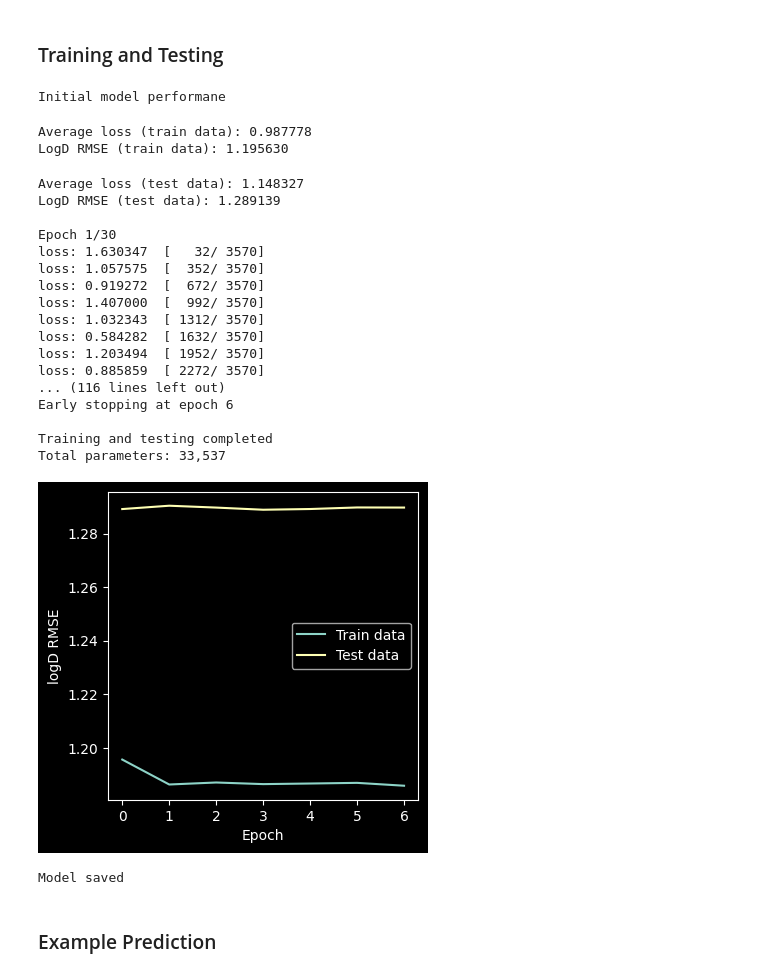
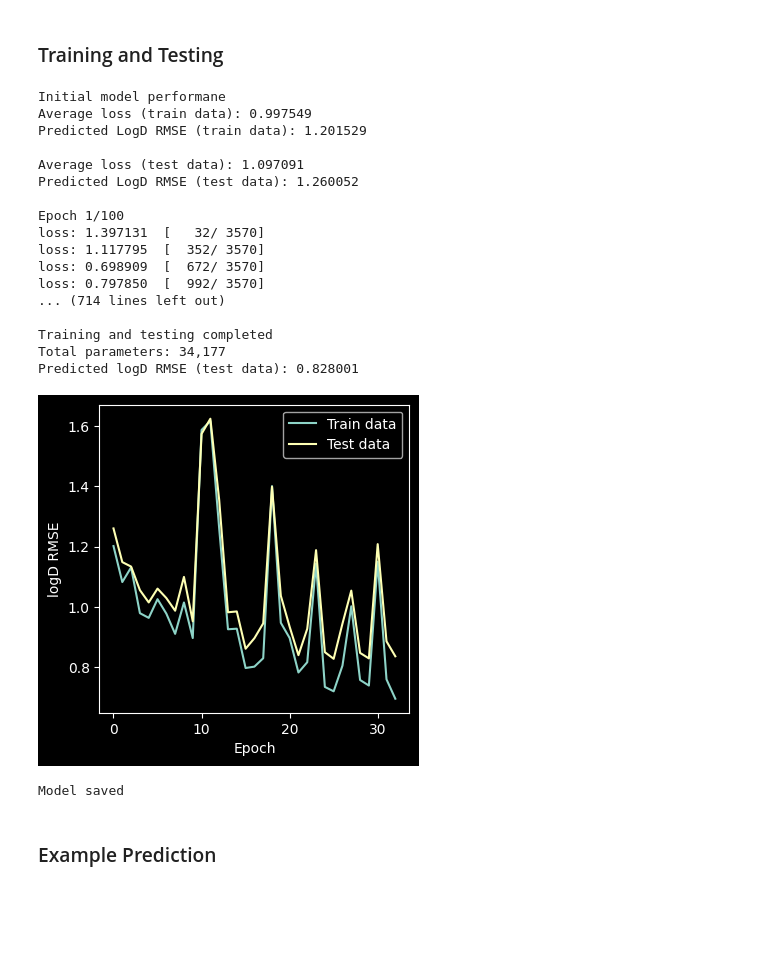
Before and after one commit to Pentaphone/nn_tests, a Jupyter notebook: nn_test2/nn_test2.ipynb, the cells around one changed output. Drawn from its saved outputs; the diff is of its cells as text; code cells hidden in the pictures; blank space fills up the shorter version.

Commit message:
improve early stopping for higher patience, trained model

```diff
--- a/nn_test2/nn_test2.ipynb
+++ b/nn_test2/nn_test2.ipynb
@@ -42,6 +42,6 @@ weights_path = "/content/model_weights.pth" # for loading and saving
 batch_size = 32
 learning_rate = 1e-3
 weight_decay = 1e-3
-patience = 3
-limit = 30
+patience = 7
+limit = 100
 # %% [output]
@@ -146,8 +147,11 @@ class GraphNeuralNetwork(nn.Module):
     super(GraphNeuralNetwork, self).__init__()
 
     self.conv1 = GCNConv(5, 64)
+    self.bn1 = nn.BatchNorm1d(64)
     self.conv2 = GCNConv(64, 128)
+    self.bn2 = nn.BatchNorm1d(128)
     self.conv3 = GCNConv(128, 128)
+    self.bn3 = nn.BatchNorm1d(128)
 
     self.pool = global_mean_pool
 
@@ -160,10 +164,13 @@ class GraphNeuralNetwork(nn.Module):
 
   def forward(self, x, edge_index, batch):
     x = self.conv1(x, edge_index)
+    x = self.bn1(x)
     x = torch.relu(x)
     x = self.conv2(x, edge_index)
+    x = self.bn2(x)
     x = torch.relu(x)
     x = self.conv3(x, edge_index)
+    x = self.bn3(x)
     x = torch.relu(x)
     x = self.pool(x, batch)
     x = self.linear(x)
@@ -189,14 +196,14 @@ if LOAD_WEIGHTS:
 loss_fn = nn.MSELoss()
 optimizer = torch.optim.AdamW(model.parameters(), lr=learning_rate, weight_decay=weight_decay)
 
-scheduler = torch.optim.lr_scheduler.ReduceLROnPlateau(optimizer)
+lr_scheduler = torch.optim.lr_scheduler.ReduceLROnPlateau(optimizer)
 
 def train(model, data_loader, loss_fn, optimizer):
   model.train()
   for i, (batch_data, target) in enumerate(data_loader):
     optimizer.zero_grad()
     output = model(batch_data.x, batch_data.edge_index, batch_data.batch)
-    loss = loss_fn(output, target)
+    loss = loss_fn(output, target.unsqueeze(1))
     loss.backward()
     optimizer.step()
 
@@ -213,13 +220,13 @@ def evaluate(model, data_loader, loss_fn, dataset_name=""):
   with torch.no_grad():
     for i, (batch_data, target) in enumerate(data_loader):
       output = model(batch_data.x, batch_data.edge_index, batch_data.batch)
-      total_loss += loss_fn(output, target).item()
+      total_loss += loss_fn(output, target.unsqueeze(1)).item()
 
   avg_loss = total_loss / len(data_loader)
   print(f"Average loss ({dataset_name}): {avg_loss:>8f}")
 
-  logd_rmse = avg_loss**0.5 * dataset.std
-  print(f"LogD RMSE ({dataset_name}): {logd_rmse:>8f}\n")
+  pred_logd_rmse = avg_loss**0.5 * dataset.std
+  print(f"Predicted LogD RMSE ({dataset_name}): {pred_logd_rmse:>8f}\n")
 
   return avg_loss
 
@@ -239,6 +246,7 @@ def train_model(
   train_losses = []
   test_losses = []
   best_test_loss = float("inf")
+  best_epoch = 0
   epochs_without_improvement = 0
 
   print("Initial model performane")
@@ -250,13 +258,19 @@ def train_model(
   for epoch in range(limit):
     print(f"Epoch {epoch + 1}/{limit}")
     train(model, train_loader, loss_fn, optimizer)
+
+    print("Evaluating")
     train_loss = evaluate(model, train_loader, loss_fn, dataset_name="train data")
     train_losses.append(train_loss)
     test_loss = evaluate(model, test_loader, loss_fn, dataset_name="test data")
     test_losses.append(test_loss)
 
+    lr_scheduler.step(test_loss)
+
     if test_loss < best_test_loss:
+      torch.save(model.state_dict(), "best_model_weights.pth")
       best_test_loss = test_loss
+      best_epoch = epoch
       epochs_without_improvement = 0
     else:
       epochs_without_improvement += 1
@@ -265,7 +279,11 @@ def train_model(
       print(f"Epochs without improvement: {epochs_without_improvement}")
 
       if epochs_without_improvement >= patience:
-        print(f"Early stopping at epoch {epoch + 1}\n")
+        print(f"Early stopping at epoch {epoch + 1}")
+
+        print(f"Loading best model (Epoch {best_epoch + 1})\n")
+        model.load_state_dict(torch.load("best_model_weights.pth"))
+
         break
 
       print()
@@ -274,56 +292,58 @@ def train_model(
 
   # total parameters
   total_params = sum(param.numel() for param in model.parameters())
-  print(f"Total parameters: {total_params:,}\n")
+  print(f"Total parameters: {total_params:,}")
+
+  # RMSE
+  best_logd_rmse = best_test_loss**0.5 * dataset.std
+  print(f"Predicted logD RMSE (test data): {best_logd_rmse:>8f}")
+  print()
 
   # plot
   if plot:
     train_rmse = [loss**0.5 * dataset.std for loss in train_losses]
     test_rmse = [loss**0.5 * dataset.std for loss in test_losses]
 
     plt.style.use('dark_background')
     plt.figure(figsize=(4, 4))
     plt.plot(train_rmse, label="Train data")
     plt.plot(test_rmse, label="Test data")
     plt.xlabel("Epoch")
     plt.ylabel("logD RMSE")
     plt.legend()
 
     plt.show()
     print()
 
   # save
   if save:
     torch.save(model, "model.pth")
     torch.save(model.state_dict(), weights_path)
     print("Model saved")
 
 
 if TRAIN_MODEL:
   train_model(model, train_loader, test_loader)
 # %% [output]
 Initial model performane
+Average loss (train data): 0.997549
+Predicted LogD RMSE (train data): 1.201529
+
+Average loss (test data): 1.097091
+Predicted LogD RMSE (test data): 1.260052
+
+Epoch 1/100
+loss: 1.397131  [   32/ 3570]
+loss: 1.117795  [  352/ 3570]
+loss: 0.698909  [  672/ 3570]
+loss: 0.797850  [  992/ 3570]
+... (714 lines left out)
+
+Training and testing completed
+Total parameters: 34,177
+Predicted logD RMSE (test data): 0.828001
+[figure, new version]
-Average loss (train data): 0.987778
-LogD RMSE (train data): 1.195630
+Model saved
-Average loss (test data): 1.148327
-LogD RMSE (test data): 1.289139
-
-Epoch 1/30
-loss: 1.630347  [   32/ 3570]
-loss: 1.057575  [  352/ 3570]
-loss: 0.919272  [  672/ 3570]
-loss: 1.407000  [  992/ 3570]
-loss: 1.032343  [ 1312/ 3570]
-loss: 0.584282  [ 1632/ 3570]
-loss: 1.203494  [ 1952/ 3570]
-loss: 0.885859  [ 2272/ 3570]
-... (116 lines left out)
-Early stopping at epoch 6
-
-Training and testing completed
-Total parameters: 33,537
-[figure, old version]
-Model saved
 # %% [markdown]
 ### Example Prediction
 # %%
```
Also changed, not shown: parts of 4 cells of this notebook.
